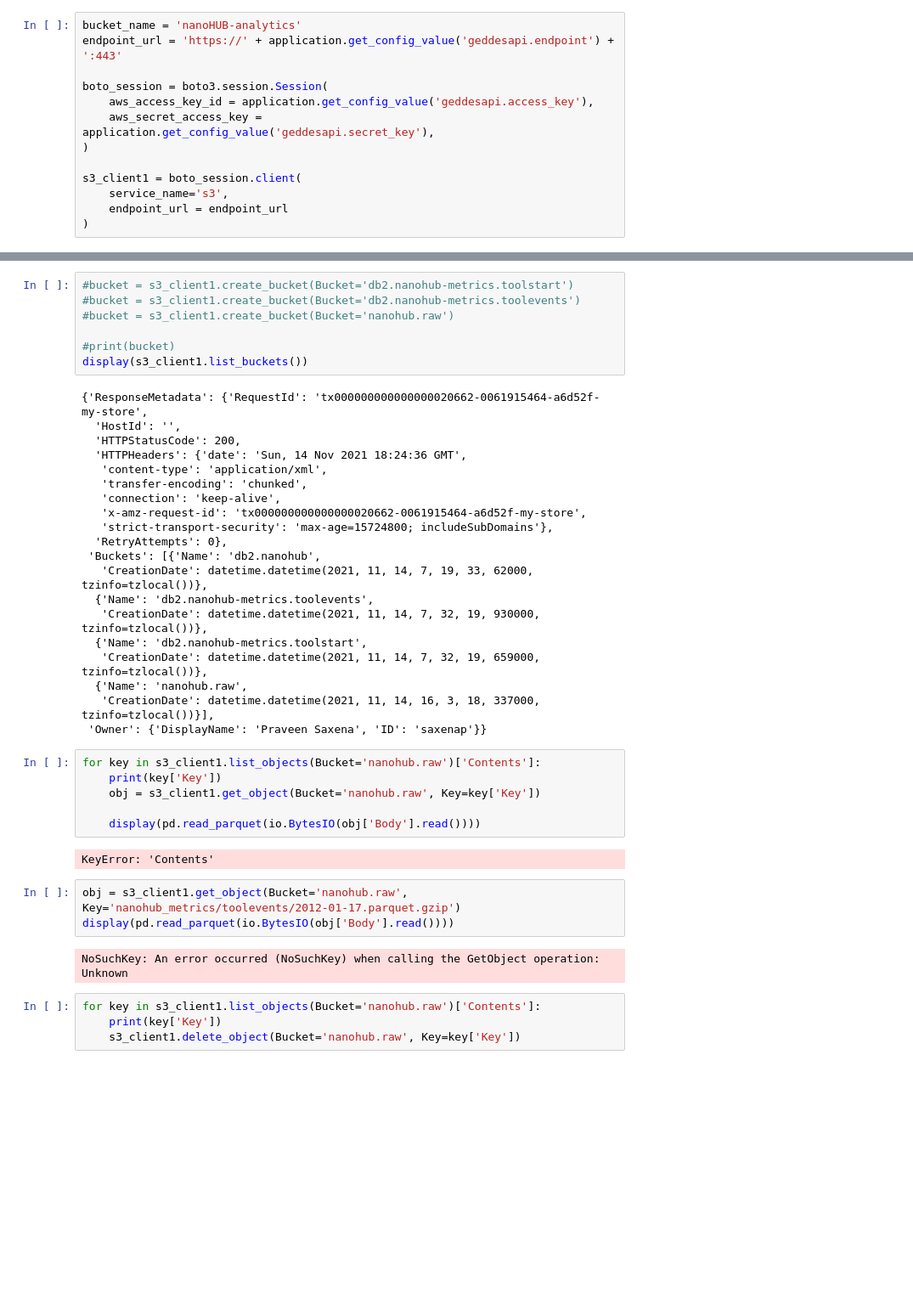
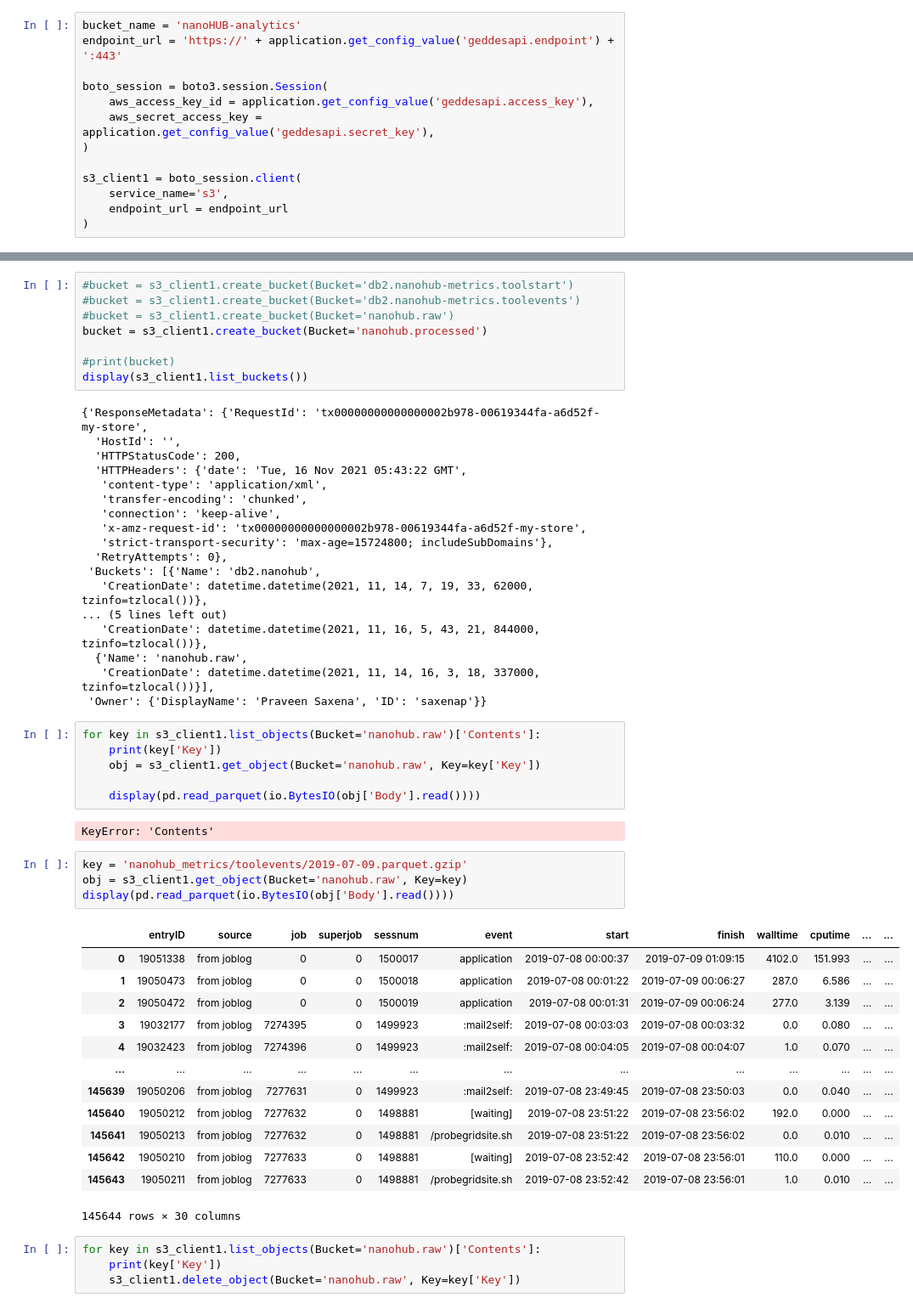
Before and after one commit to saxenap/nanohub, a Jupyter notebook: nanoHUB/pipeline/geddes/access-test.ipynb, the cells around one changed output, grey strips where cells are left out. Shown at 85% size. Saved outputs shown, nothing was run; the diff lists cells and outputs as text; blank space fills up the shorter version.

```diff
--- a/nanoHUB/pipeline/geddes/access-test.ipynb
+++ b/nanoHUB/pipeline/geddes/access-test.ipynb
@@ -32,26 +32,25 @@ print(response)
 #bucket = s3_client1.create_bucket(Bucket='db2.nanohub-metrics.toolstart')
 #bucket = s3_client1.create_bucket(Bucket='db2.nanohub-metrics.toolevents')
 #bucket = s3_client1.create_bucket(Bucket='nanohub.raw')
+bucket = s3_client1.create_bucket(Bucket='nanohub.processed')
 
 #print(bucket)
 display(s3_client1.list_buckets())
 # %% [output]
-{'ResponseMetadata': {'RequestId': 'tx000000000000000020662-0061915464-a6d52f-my-store',
+{'ResponseMetadata': {'RequestId': 'tx00000000000000002b978-00619344fa-a6d52f-my-store',
   'HostId': '',
   'HTTPStatusCode': 200,
-  'HTTPHeaders': {'date': 'Sun, 14 Nov 2021 18:24:36 GMT',
+  'HTTPHeaders': {'date': 'Tue, 16 Nov 2021 05:43:22 GMT',
    'content-type': 'application/xml',
    'transfer-encoding': 'chunked',
    'connection': 'keep-alive',
-   'x-amz-request-id': 'tx000000000000000020662-0061915464-a6d52f-my-store',
+   'x-amz-request-id': 'tx00000000000000002b978-00619344fa-a6d52f-my-store',
    'strict-transport-security': 'max-age=15724800; includeSubDomains'},
   'RetryAttempts': 0},
  'Buckets': [{'Name': 'db2.nanohub',
    'CreationDate': datetime.datetime(2021, 11, 14, 7, 19, 33, 62000, tzinfo=tzlocal())},
-  {'Name': 'db2.nanohub-metrics.toolevents',
-   'CreationDate': datetime.datetime(2021, 11, 14, 7, 32, 19, 930000, tzinfo=tzlocal())},
-  {'Name': 'db2.nanohub-metrics.toolstart',
-   'CreationDate': datetime.datetime(2021, 11, 14, 7, 32, 19, 659000, tzinfo=tzlocal())},
+... (5 lines left out)
+   'CreationDate': datetime.datetime(2021, 11, 16, 5, 43, 21, 844000, tzinfo=tzlocal())},
   {'Name': 'nanohub.raw',
    'CreationDate': datetime.datetime(2021, 11, 14, 16, 3, 18, 337000, tzinfo=tzlocal())}],
  'Owner': {'DisplayName': 'Praveen Saxena', 'ID': 'saxenap'}}
@@ -64,10 +63,23 @@ for key in s3_client1.list_objects(Bucket='nanohub.raw')['Contents']:
 # %% [output]
 KeyError: 'Contents'
 # %%
-obj = s3_client1.get_object(Bucket='nanohub.raw', Key='nanohub_metrics/toolevents/2012-01-17.parquet.gzip')
+key = 'nanohub_metrics/toolevents/2019-07-09.parquet.gzip'
+obj = s3_client1.get_object(Bucket='nanohub.raw', Key=key)
 display(pd.read_parquet(io.BytesIO(obj['Body'].read())))
 # %% [output]
+|  | entryID | source | job | superjob | sessnum | event | start | finish | walltime | cputime | ... | ... |
+| 0 | 19051338 | from joblog | 0 | 0 | 1500017 | application | 2019-07-08 00:00:37 | 2019-07-09 01:09:15 | 4102.0 | 151.993 | ... | ... |
+| 1 | 19050473 | from joblog | 0 | 0 | 1500018 | application | 2019-07-08 00:01:22 | 2019-07-09 00:06:27 | 287.0 | 6.586 | ... | ... |
+| 2 | 19050472 | from joblog | 0 | 0 | 1500019 | application | 2019-07-08 00:01:31 | 2019-07-09 00:06:24 | 277.0 | 3.139 | ... | ... |
+| 3 | 19032177 | from joblog | 7274395 | 0 | 1499923 | :mail2self: | 2019-07-08 00:03:03 | 2019-07-08 00:03:32 | 0.0 | 0.080 | ... | ... |
+| 4 | 19032423 | from joblog | 7274396 | 0 | 1499923 | :mail2self: | 2019-07-08 00:04:05 | 2019-07-08 00:04:07 | 1.0 | 0.070 | ... | ... |
+| ... | ... | ... | ... | ... | ... | ... | ... | ... | ... | ... | ... | ... |
+| 145639 | 19050206 | from joblog | 7277631 | 0 | 1499923 | :mail2self: | 2019-07-08 23:49:45 | 2019-07-08 23:50:03 | 0.0 | 0.040 | ... | ... |
+| 145640 | 19050212 | from joblog | 7277632 | 0 | 1498881 | [waiting] | 2019-07-08 23:51:22 | 2019-07-08 23:56:02 | 192.0 | 0.000 | ... | ... |
+| 145641 | 19050213 | from joblog | 7277632 | 0 | 1498881 | /probegridsite.sh | 2019-07-08 23:51:22 | 2019-07-08 23:56:02 | 0.0 | 0.010 | ... | ... |
+| 145642 | 19050210 | from joblog | 7277633 | 0 | 1498881 | [waiting] | 2019-07-08 23:52:42 | 2019-07-08 23:56:01 | 110.0 | 0.000 | ... | ... |
+| 145643 | 19050211 | from joblog | 7277633 | 0 | 1498881 | /probegridsite.sh | 2019-07-08 23:52:42 | 2019-07-08 23:56:01 | 1.0 | 0.010 | ... | ... |
-NoSuchKey: An error occurred (NoSuchKey) when calling the GetObject operation: Unknown
+145644 rows × 30 columns
 # %%
 for key in s3_client1.list_objects(Bucket='nanohub.raw')['Contents']:
     print(key['Key'])
```
Also changed, not shown: parts of 1 cell of this notebook.
